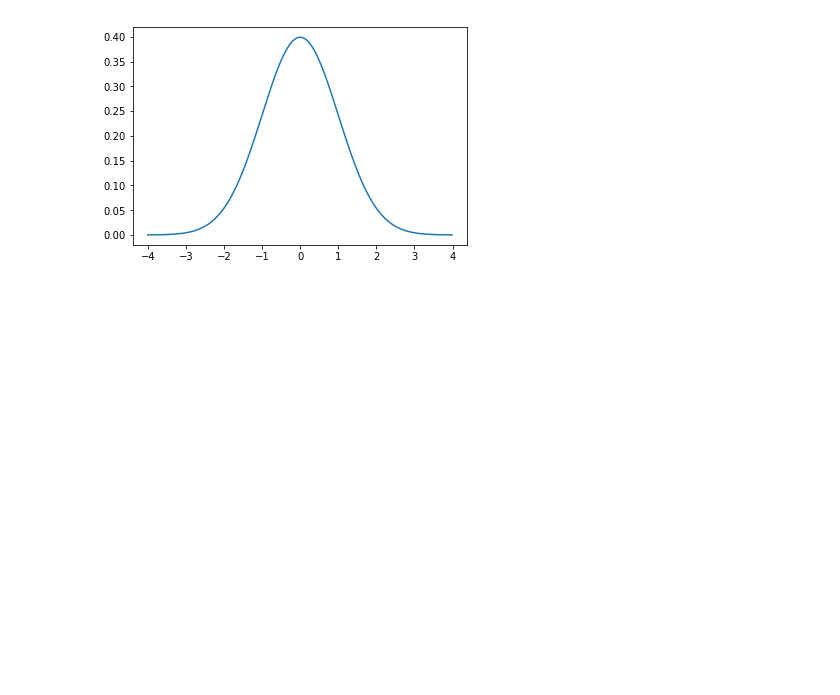
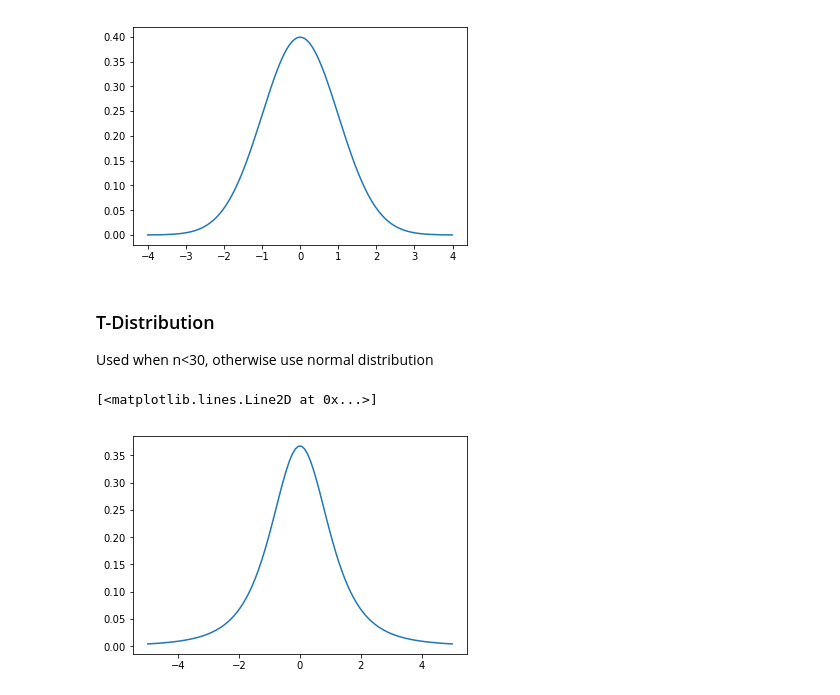
Before and after one commit to bcutrell/study, a Jupyter notebook: python/data-science/statistics/distributions.ipynb, the cells around one changed output. Drawn from its saved outputs; the diff is of its cells as text; code cells hidden in the pictures; blank space fills up the shorter version.

```diff
--- a/python/data-science/statistics/distributions.ipynb
+++ b/python/data-science/statistics/distributions.ipynb
@@ -284,3 +284,28 @@ plt.plot(X,Y)
 # %% [output]
 [<matplotlib.lines.Line2D at 0x...>]
 [figure]
+# %% [markdown]
+### T-Distribution
+Used when n<30, otherwise use normal distribution
+# %%
+#Import for plots
+import matplotlib.pyplot as plt
+%matplotlib inline
+
+#Import the stats library
+from scipy.stats import t
+
+#import numpy
+import numpy as np
+
+# Create x range
+x = np.linspace(-5,5,100)
+
+# Create the t distribution with scipy
+rv = t(3)
+
+# Plot the PDF versus the x range
+plt.plot(x, rv.pdf(x))
+# %% [output]
+[<matplotlib.lines.Line2D at 0x...>]
+[figure, added]
```
